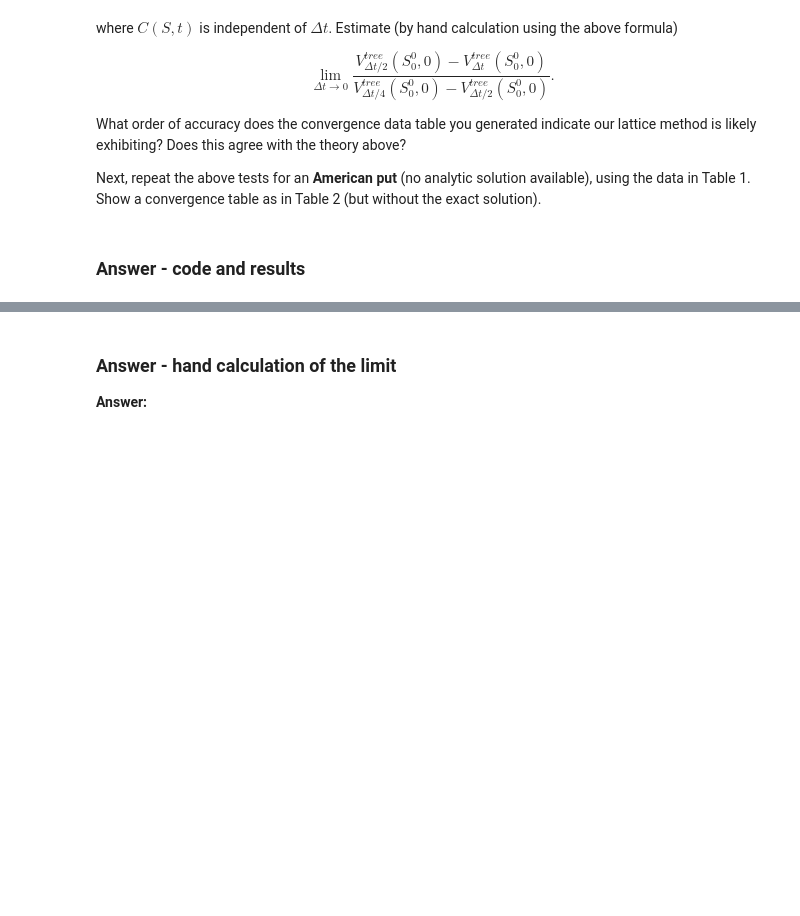
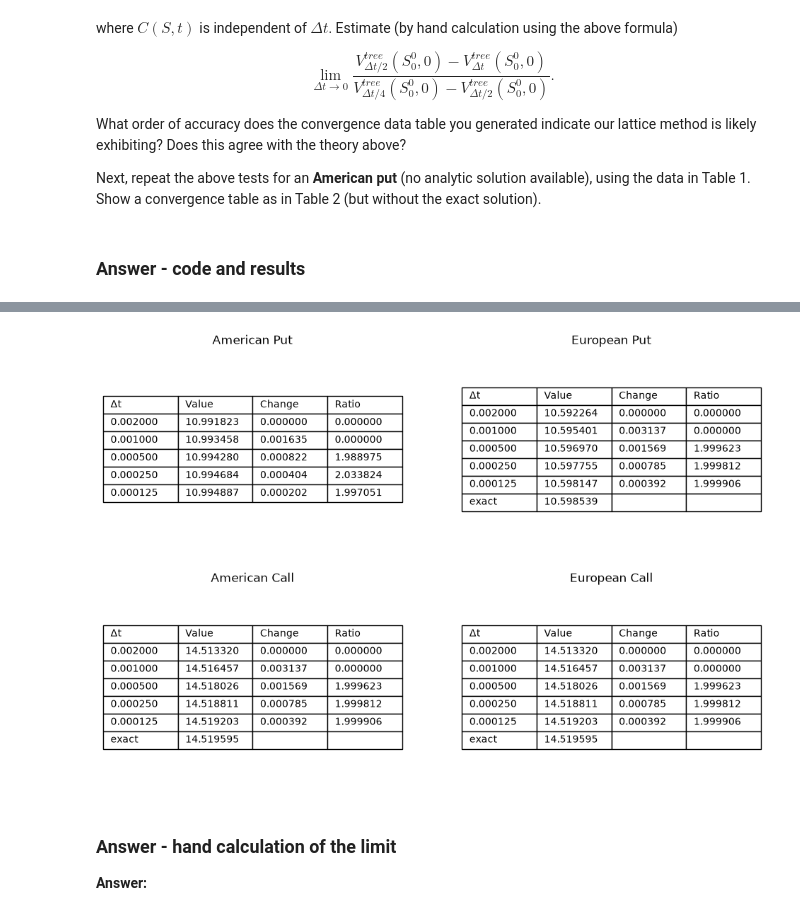
Before and after one commit to vladpaun-uwaterloo/cs335-cmbf-2026, a Jupyter notebook: assignments/assignment2/assignment2.ipynb, the cells around one changed output, grey strips where cells are left out. Saved outputs shown, nothing was run; the diff lists cells and outputs as text; code cells hidden in the pictures; blank space fills up the shorter version.

```diff
--- a/assignments/assignment2/assignment2.ipynb
+++ b/assignments/assignment2/assignment2.ipynb
@@ -189,27 +189,52 @@ Vs = simulate(Timesteps, Price, Strike, Rate, Time, Volatility)
 dVs = construct_differences(Vs)
 rVs = construct_ratios(dVs)
 
-tables = {}
+fig, axs = plt.subplots(2, 2, figsize=(12,8))
+axs = axs.flatten()
 
-for call, european in np.ndindex((2, 2)):
-    title = f"{'European' if european else 'American'} {'Call' if call else 'Put'}"
+titles = [
+    "American Put",
+    "European Put",
+    "American Call",
+    "European Call"
+]
 
-    df = pd.DataFrame({
-        "Value": Vs[:, call, european],
-        "Change": dVs[:, call, european],
-        "Ratio": rVs[:, call, european]
-    }, index=[f"{Time/N:.6f}" for N in Timesteps])
+for i, (call, european) in enumerate(np.ndindex((2, 2))):
+    axs[i].axis("off")
+    axs[i].set_title(titles[i])
+
+    table_data = []
+
+    for N, V, dV, rV in zip(
+        Timesteps,
+        Vs[:, call, european],
+        dVs[:, call, european],
+        rVs[:, call, european]
+    ):
+        table_data.append([
+            f"{Time/N:.6f}",
+            f"{V:.6f}",
+            f"{dV:.6f}",
+            f"{rV:.6f}"
+        ])
 
     if call or european:
-        df.loc["exact"] = [
-            blsprice(Price, Strike, Rate, Time, Volatility)[1-call],
-            np.nan,
-            np.nan
-        ]
+        table_data.append([
+            "exact",
+            f"{blsprice(Price, Strike, Rate, Time, Volatility)[1 - call]:.6f}",
+            "",
+            ""
+        ])
 
-    tables[title] = df
+    table = axs[i].table(
+        cellText=table_data,
+        colLabels=["Δt", "Value", "Change", "Ratio"],
+        cellLoc="left",
+        colLoc="left",
+        loc="center"
+    )
 
-table = pd.concat(tables, axis=1)
+    table.scale(1, 1.5)
 
-display(table.style.format("{:.6f}", na_rep=""))
+plt.show()
 # %% [output]
@@ -224,3 +241,4 @@ display(table.style.format("{:.6f}", na_rep=""))
+[figure, added]
 # %% [markdown]
 ### Answer - hand calculation of the limit
 
```
Also changed, not shown: parts of 1 cell of this notebook, 1 other file.
